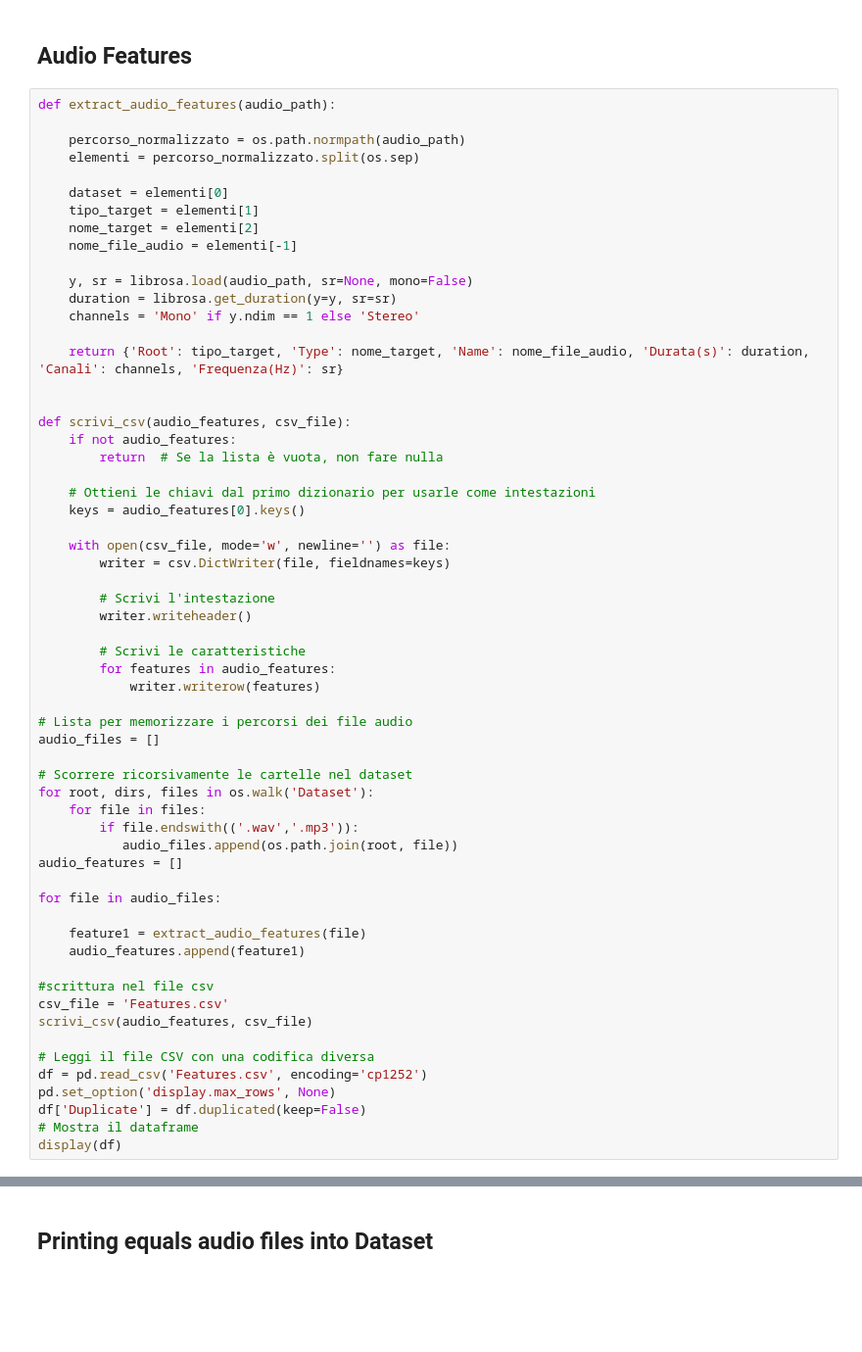
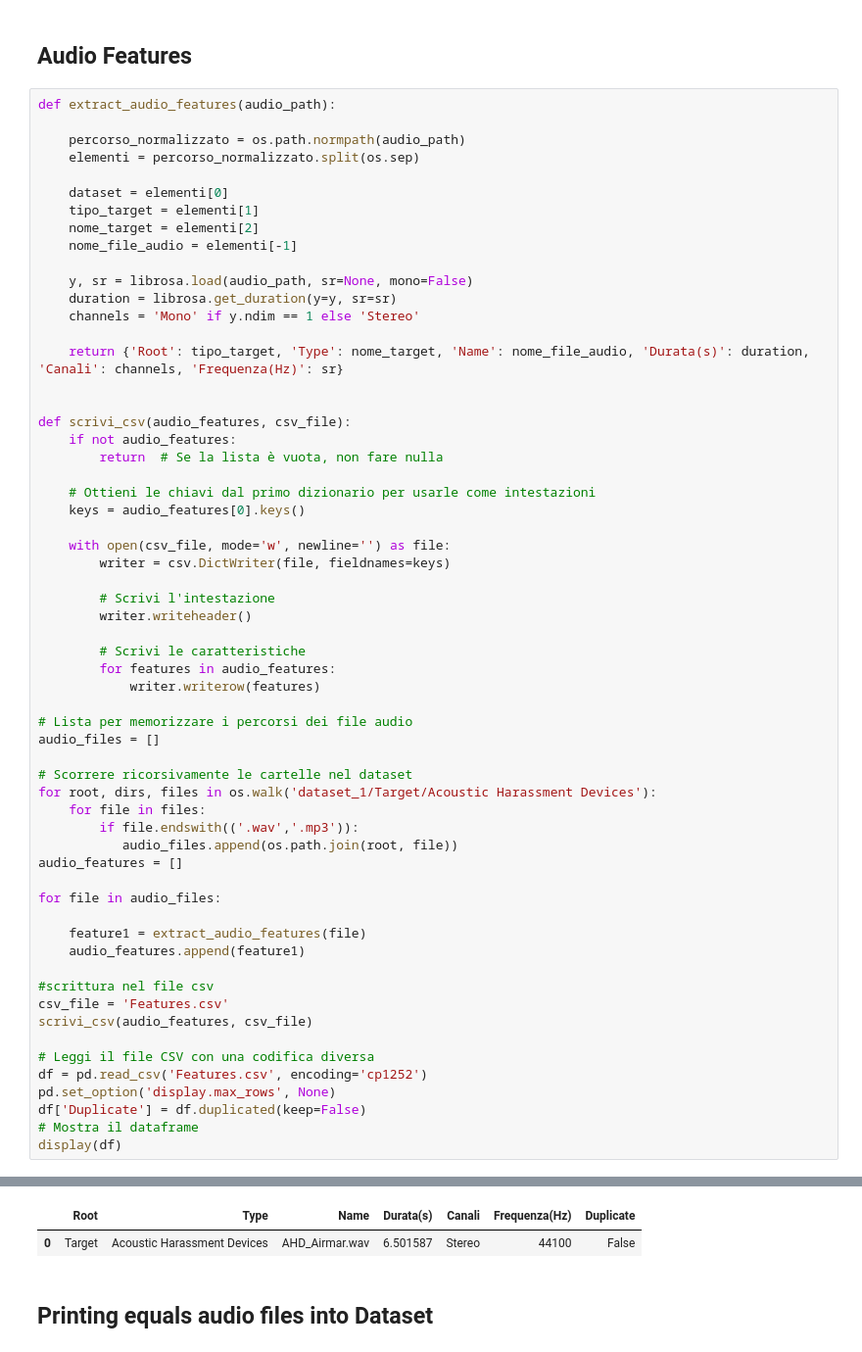
Before and after one commit to antoniopisu/UnderwaterSoundClassification, a Jupyter notebook: dataAnalisys.ipynb, the cells around one changed output, grey strips where cells are left out. Shown: that part at 98% size. Drawn from its saved outputs; the diff is of its cells as text; blank space fills up the shorter version.

```diff
--- a/dataAnalisys.ipynb
+++ b/dataAnalisys.ipynb
@@ -49,7 +49,7 @@ def scrivi_csv(audio_features, csv_file):
 audio_files = []
 
 # Scorrere ricorsivamente le cartelle nel dataset
-for root, dirs, files in os.walk('Dataset'):
+for root, dirs, files in os.walk('dataset_1/Target/Acoustic Harassment Devices'):
     for file in files:
         if file.endswith(('.wav','.mp3')):
            audio_files.append(os.path.join(root, file))
@@ -91,3 +74,5 @@ display(df)
+|  | Root | Type | Name | Durata(s) | Canali | Frequenza(Hz) | Duplicate |
+| 0 | Target | Acoustic Harassment Devices | AHD_Airmar.wav | 6.501587 | Stereo | 44100 | False |
 # %% [markdown]
 ## Printing equals audio files into Dataset
 # %%
```
Also changed, not shown: parts of 10 cells of this notebook, 1 other file.
